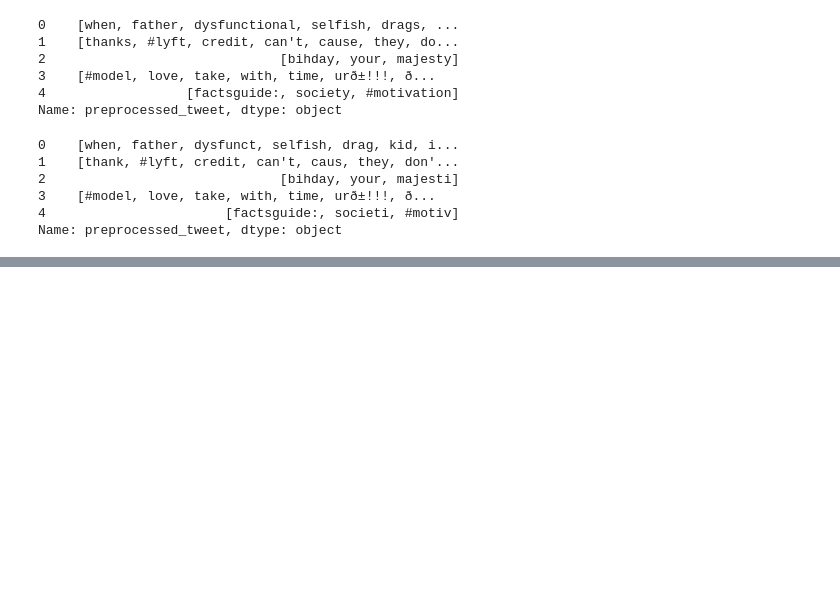
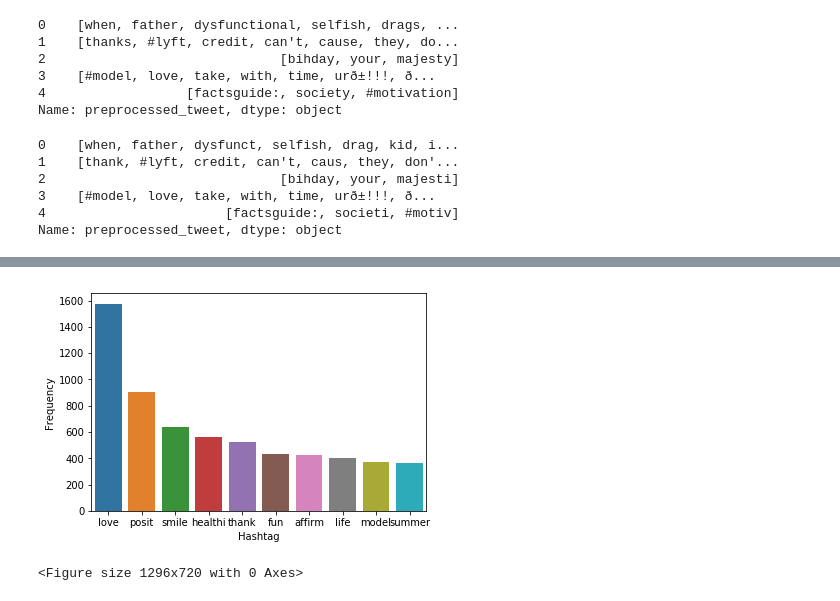
Before and after one commit to MeenakshiAnbukkarasu/Twitter-Sentiment-Analysis, a Jupyter notebook: Twitter Sentiment Analysis.ipynb, the cells around one changed output, grey strips where cells are left out. Drawn from its saved outputs; the diff is of its cells as text; code cells hidden in the pictures; blank space fills up the shorter version.

```diff
--- a/Twitter Sentiment Analysis.ipynb
+++ b/Twitter Sentiment Analysis.ipynb
@@ -99,0 +149,42 @@ combine['preprocessed_tweet'] = tweet_tokens
+# %%
+def hashtag(input):
+    result =[]
+
+    for x in input:
+        h= re.findall(r"#(\w+)",x)
+        result.append(h)
+    return result
+# %%
+
+# getting all positive Hashtags
+positive_hashtag = hashtag(combine['preprocessed_tweet'][combine['label'] == 0])
+
+# getting all negative Hashtags
+negative_hashtag = hashtag(combine['preprocessed_tweet'][combine['label'] == 1])
+
+
+positive_hashtag = sum(positive_hashtag,[])
+
+negative_hashtag = sum(negative_hashtag,[])
+# %%
+# Let try to visualize the most frequently used positive hashtags
+
+fp = nltk.FreqDist(positive_hashtag)
+
+dframe = pd.DataFrame({'Hashtag': list(fp.keys()),
+                       'Occurance': list(fp.values())})
+
+# sekecting the top 10 most frequent words
+dframe = dframe.nlargest(columns ="Occurance",n=10)
+
+ax=sns.barplot(data=dframe,x='Hashtag',y='Occurance')
+
+plt.figure(figsize=(18,10))
+
+ax.set(xlabel = "Hashtag")
+ax.set(ylabel = "Frequency")
+
+plt.show()
+# %% [output]
+[figure, added]
+<Figure size 1296x720 with 0 Axes>
```
Also changed, not shown: parts of 13 cells of this notebook.
